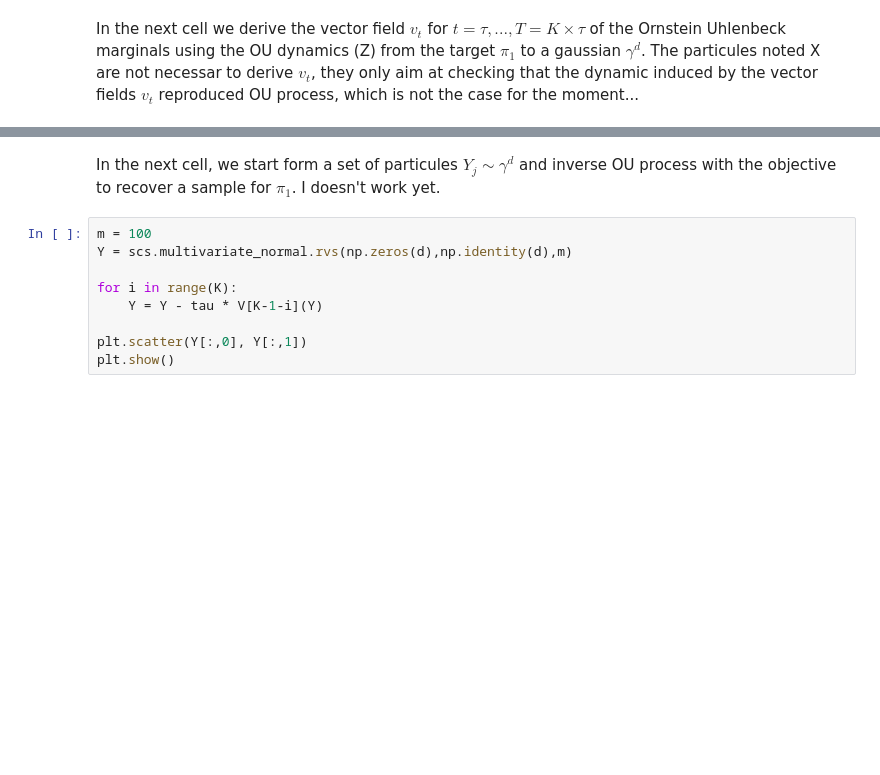
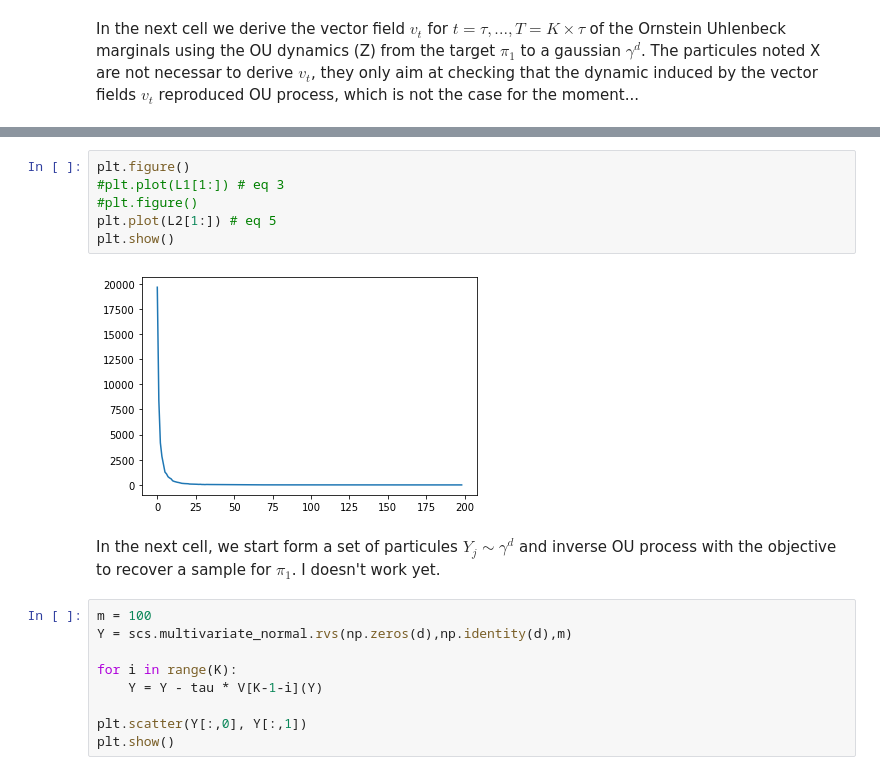
Before and after one commit to clementinechazal/kernel-path, a Jupyter notebook: ou_stein_path.ipynb, the cells around one changed output, grey strips where cells are left out. Saved outputs shown, nothing was run; the diff lists cells and outputs as text; blank space fills up the shorter version.

```diff
--- a/ou_stein_path.ipynb
+++ b/ou_stein_path.ipynb
@@ -68,3 +111,11 @@ for l in range(K):
+# %%
+plt.figure()
+#plt.plot(L1[1:]) # eq 3
+#plt.figure()
+plt.plot(L2[1:]) # eq 5
+plt.show()
+# %% [output]
+[figure, added]
 # %% [markdown]
 In the next cell, we start form a set of particules $Y_j \sim \gamma^d$ and inverse OU process with the objective to recover a sample for $\pi_1$. I doesn't work yet.
 # %%
```
Also changed, not shown: parts of 7 cells of this notebook, 1 other file.
